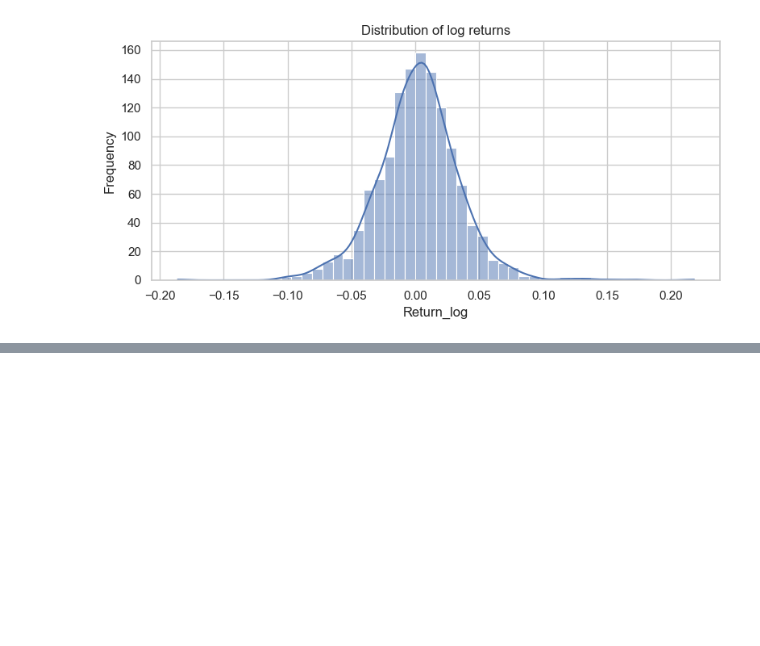
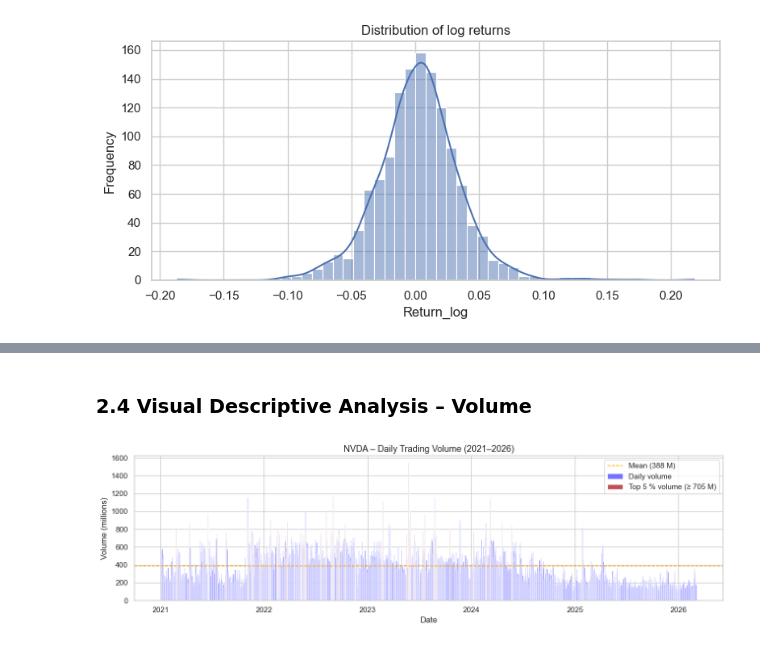
Before and after one commit to AssylbekO/NVDA, a Jupyter notebook: src/main.ipynb, the cells around one changed output, grey strips where cells are left out. Drawn from its saved outputs; the diff is of its cells as text; code cells hidden in the pictures; blank space fills up the shorter version.

Commit message:
Models and graphs

```diff
--- a/src/main.ipynb
+++ b/src/main.ipynb
@@ -160,0 +226,31 @@ plot_distribution(df, column="Return_log", title="Distribution of log returns")
+# %% [markdown]
+### 2.4 Visual Descriptive Analysis – Volume
+# %%
+import matplotlib.pyplot as plt
+import matplotlib.dates as mdates
+
+threshold_95 = df["Volume"].quantile(0.95)
+
+fig, ax = plt.subplots(figsize=(13, 4))
+ax.bar(df.index, df["Volume"] / 1e6,
+       color="blue", alpha=0.55, width=2, label="Daily volume")
+
+# Highlight top-5 % volume days in red
+extreme = df[df["Volume"] >= threshold_95]
+ax.bar(extreme.index, extreme["Volume"] / 1e6,
+       color="firebrick", alpha=0.80, width=1,
+       label=f"Top 5 % volume (≥ {threshold_95/1e6:.0f} M)")
+
+ax.axhline(df["Volume"].mean() / 1e6, color="orange", linewidth=1.2,
+           linestyle="--", label=f"Mean ({df['Volume'].mean()/1e6:.0f} M)")
+
+ax.set_title("NVDA – Daily Trading Volume (2021–2026)", fontsize=13)
+ax.set_xlabel("Date")
+ax.set_ylabel("Volume (millions)")
+ax.legend()
+ax.xaxis.set_major_formatter(mdates.DateFormatter("%Y"))
+ax.xaxis.set_major_locator(mdates.YearLocator())
+plt.tight_layout()
+plt.show()
+# %% [output]
+[figure, added]
```
Also changed, not shown: parts of 21 cells of this notebook.
